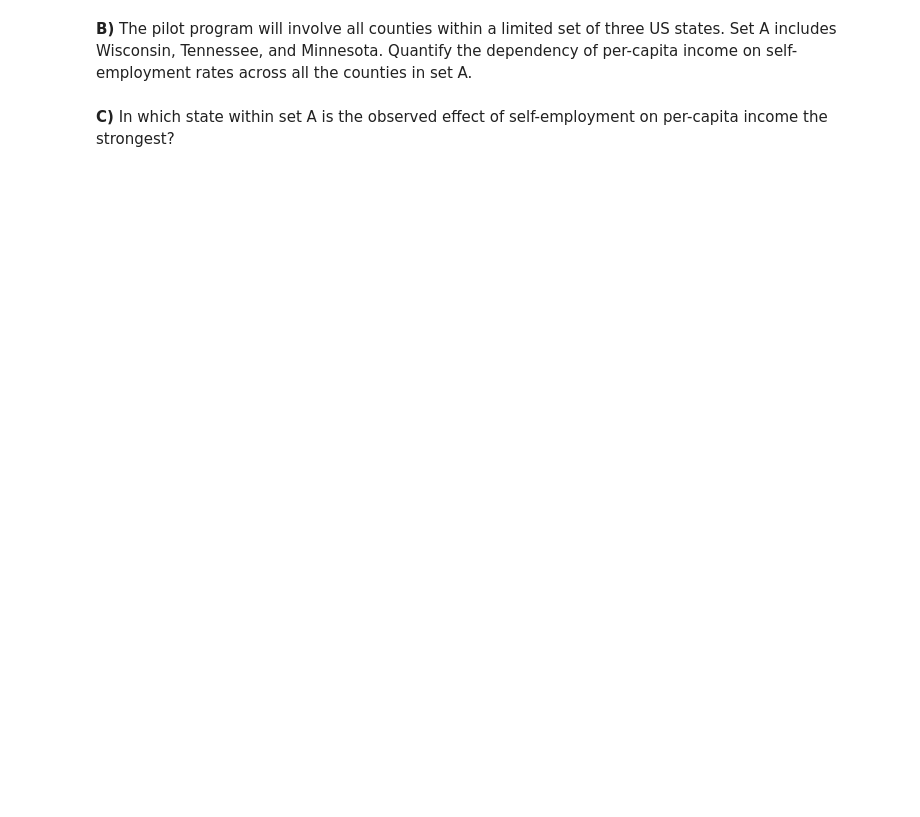
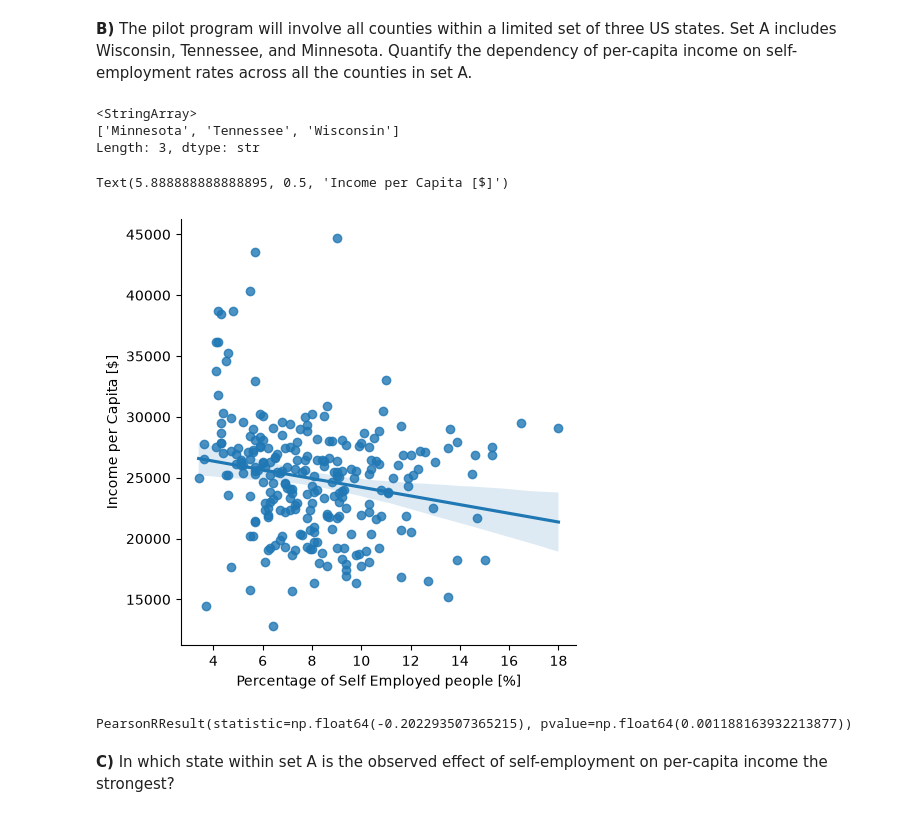
Before and after one commit to floribau/EPFL-ADA-2026, a Jupyter notebook: Exercises/03 - Describing data/Describing_data_exercise.ipynb, the cells around one changed output. Saved outputs shown, nothing was run; the diff lists cells and outputs as text; code cells hidden in the pictures; blank space fills up the shorter version.

```diff
--- a/Exercises/03 - Describing data/Describing_data_exercise.ipynb
+++ b/Exercises/03 - Describing data/Describing_data_exercise.ipynb
@@ -175,6 +230,27 @@ Since it is unethical and impossible in this setting to run a controlled experim
 **B)** The pilot program will involve all counties within a limited set of three US states. Set A includes Wisconsin, Tennessee, and  Minnesota. Quantify the dependency of per-capita income on self-employment rates across all the counties in set A.
 # %%
 ### your code and or answer here ###
+setA = df[df.State.isin(['Wisconsin', 'Tennessee', 'Minnesota'])]
+setA.State.unique()
+# %% [output]
+<StringArray>
+['Minnesota', 'Tennessee', 'Wisconsin']
+Length: 3, dtype: str
+# %%
+sns.lmplot(
+    data=setA,
+    x='SelfEmployed',
+    y='IncomePerCap'
+)
+plt.xlabel("Percentage of Self Employed people [%]")
+plt.ylabel("Income per Capita [$]")
+# %% [output]
+Text(5.888888888888895, 0.5, 'Income per Capita [$]')
+[figure, added]
+# %%
+stats.pearsonr(setA.SelfEmployed, setA.IncomePerCap)
+# %% [output]
+PearsonRResult(statistic=np.float64(-0.202293507365215), pvalue=np.float64(0.001188163932213877))
 # %% [markdown]
 **C)** In which state within set A is the observed effect of self-employment on per-capita income the strongest?
 # %%
```
Also changed, not shown: parts of 31 cells of this notebook.
